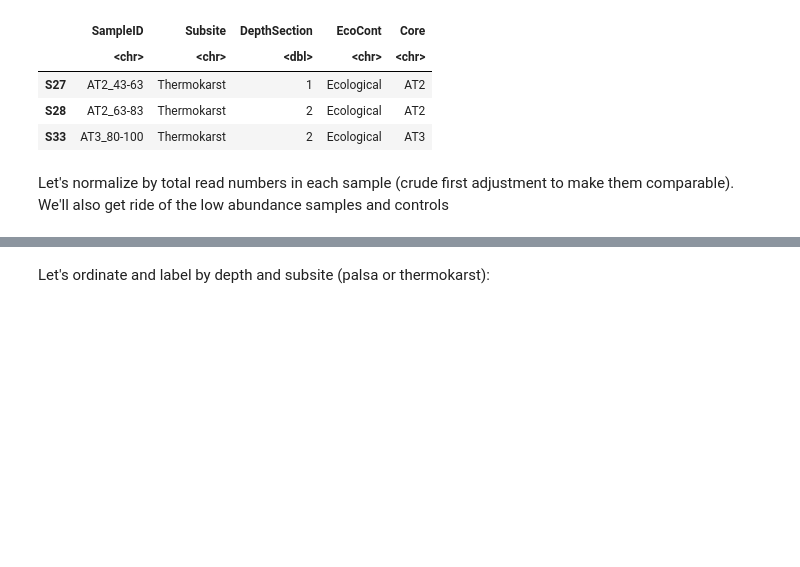
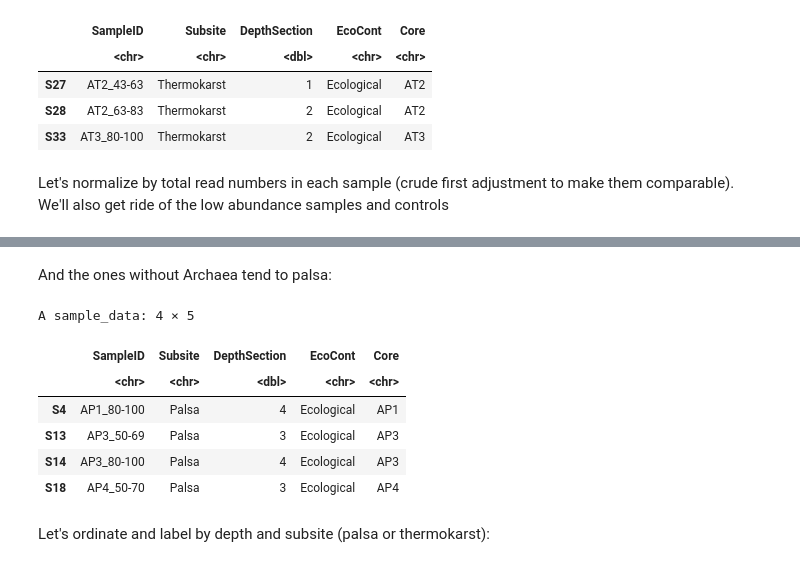
Before and after one commit to danchurch/sphagnumCUEmetabarcoding, a Jupyter notebook: sequenceAnalysis/firstLookPeat16s.ipynb, the cells around one changed output, grey strips where cells are left out. Cells and saved outputs as stored; diff of their text form; code cells hidden in the pictures; blank space fills up the shorter version.

```diff
--- a/sequenceAnalysis/firstLookPeat16s.ipynb
+++ b/sequenceAnalysis/firstLookPeat16s.ipynb
@@ -40,3 +77,15 @@ ps.prop.noC <- prune_samples(nonLowAbuFilt, ps.prop.noC)
+# %% [markdown]
+And the ones without Archaea tend to palsa:
+# %%
+sample_data(ps)[c("S4","S13","S14","S18")]
+# %% [output]
+A sample_data: 4 × 5
+|  | SampleID | Subsite | DepthSection | EcoCont | Core |
+|  | <chr> | <chr> | <dbl> | <chr> | <chr> |
+| S4 | AP1_80-100 | Palsa | 4 | Ecological | AP1 |
+| S13 | AP3_50-69 | Palsa | 3 | Ecological | AP3 |
+| S14 | AP3_80-100 | Palsa | 4 | Ecological | AP3 |
+| S18 | AP4_50-70 | Palsa | 3 | Ecological | AP4 |
 # %% [markdown]
 Let's ordinate and label by depth and subsite (palsa or thermokarst):
 # %%
```
Also changed, not shown: parts of 5 cells of this notebook.
